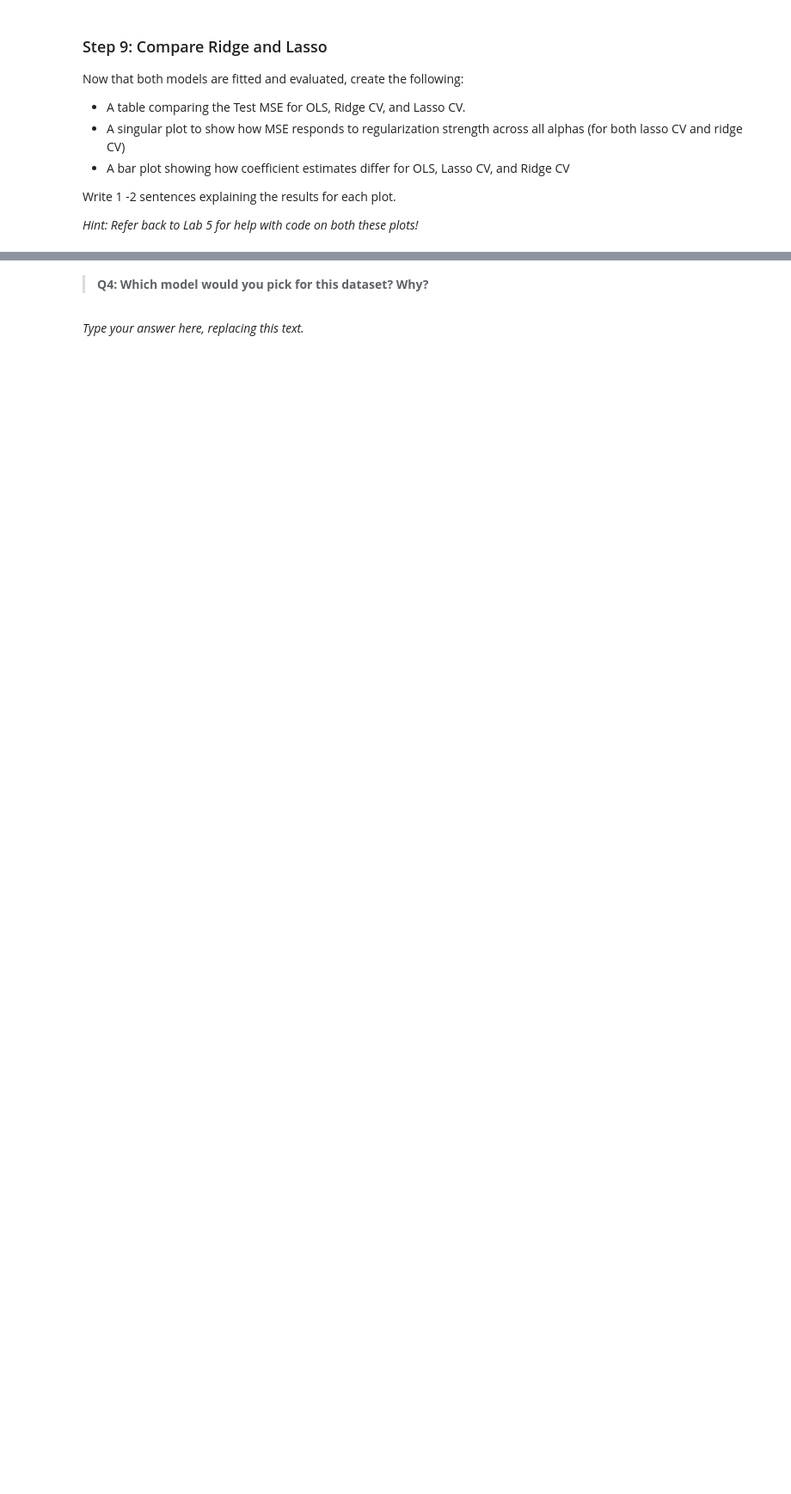
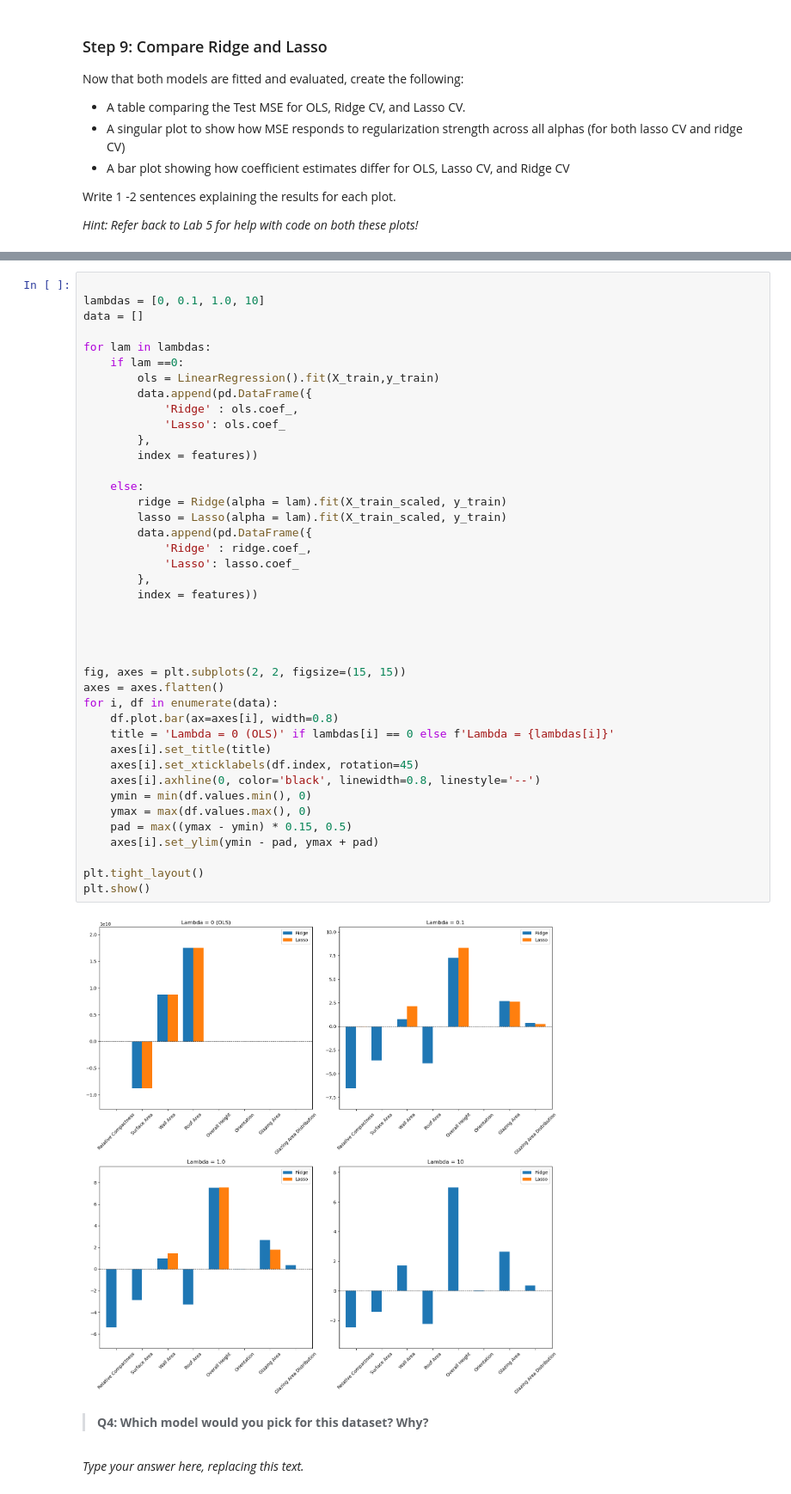
Before and after one commit to sofiiir/edds232-assignment-3, a Jupyter notebook: task1/hw3-task1.ipynb, the cells around one changed output, grey strips where cells are left out. Shown at 86% size. Saved outputs shown, nothing was run; the diff lists cells and outputs as text; blank space fills up the shorter version.

```diff
--- a/task1/hw3-task1.ipynb
+++ b/task1/hw3-task1.ipynb
@@ -369,3 +380,46 @@ Write 1 -2 sentences explaining the results for each plot.
+# %%
+
+lambdas = [0, 0.1, 1.0, 10]
+data = []
+
+for lam in lambdas:
+    if lam ==0:
+        ols = LinearRegression().fit(X_train,y_train)
+        data.append(pd.DataFrame({
+            'Ridge' : ols.coef_,
+            'Lasso': ols.coef_
+        },
+        index = features))
+
+    else:
+        ridge = Ridge(alpha = lam).fit(X_train_scaled, y_train)
+        lasso = Lasso(alpha = lam).fit(X_train_scaled, y_train)
+        data.append(pd.DataFrame({
+            'Ridge' : ridge.coef_,
+            'Lasso': lasso.coef_
+        },
+        index = features))
+
+
+
+
+fig, axes = plt.subplots(2, 2, figsize=(15, 15))
+axes = axes.flatten()
+for i, df in enumerate(data):
+    df.plot.bar(ax=axes[i], width=0.8)
+    title = 'Lambda = 0 (OLS)' if lambdas[i] == 0 else f'Lambda = {lambdas[i]}'
+    axes[i].set_title(title)
+    axes[i].set_xticklabels(df.index, rotation=45)
+    axes[i].axhline(0, color='black', linewidth=0.8, linestyle='--')
+    ymin = min(df.values.min(), 0)
+    ymax = max(df.values.max(), 0)
+    pad = max((ymax - ymin) * 0.15, 0.5)
+    axes[i].set_ylim(ymin - pad, ymax + pad)
+
+plt.tight_layout()
+plt.show()
+# %% [output]
+[figure, added]
 # %% [markdown]
 > **Q4: Which model would you pick for this dataset? Why?**
 # %% [markdown]
```
Also changed, not shown: parts of 8 cells of this notebook.
